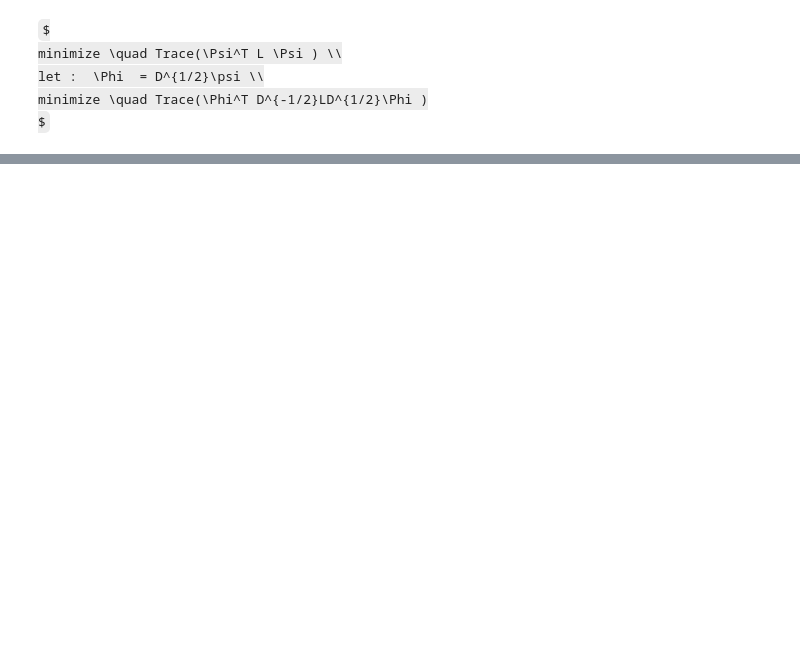
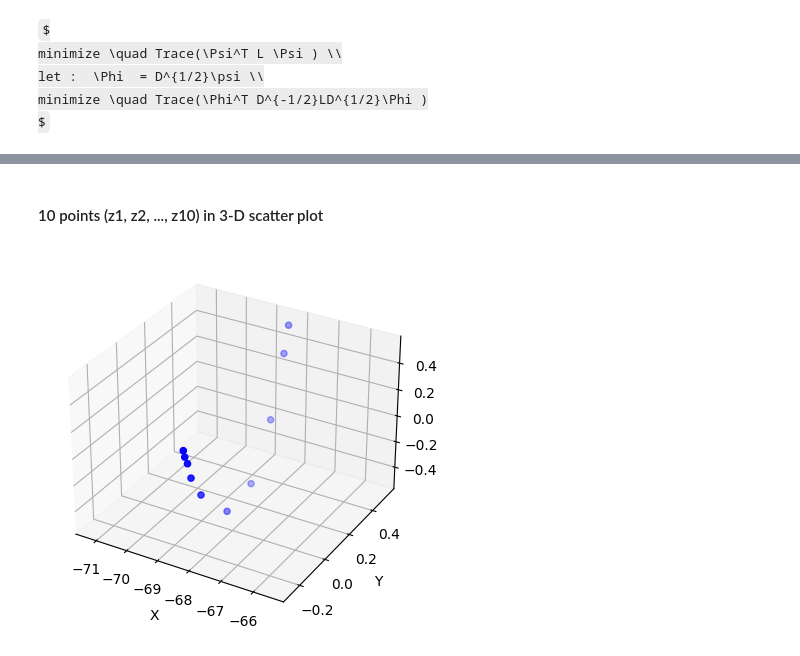
Before and after one commit to R12942159/NTU_ML, a Jupyter notebook: Solve Laplacian Eigenmaps.ipynb, the cells around one changed output, grey strips where cells are left out. Drawn from its saved outputs; the diff is of its cells as text; code cells hidden in the pictures; some formulas as TeX source; blank space fills up the shorter version.

```diff
--- a/Solve Laplacian Eigenmaps.ipynb
+++ b/Solve Laplacian Eigenmaps.ipynb
@@ -40,6 +40,6 @@ $
 D_inverse = np.linalg.inv(D)
 # %%
 A = np.dot(D_inverse, L)
-evalue, evector = np.linalg.eig(A)
+e_value, e_vector = np.linalg.eig(A)
 # %%
 np.set_printoptions(suppress=True, precision=3, floatmode='fixed')
@@ -64,0 +97,28 @@ evalue, evector
+# %% [markdown]
+#### 10 points (z1, z2, ..., z10) in 3-D scatter plot
+# %%
+z1 = e_vector[:, 0]
+z2 = e_vector[:, 1]
+z3 = e_vector[:, 2]
+# %%
+import numpy as np
+import matplotlib.pyplot as plt
+from mpl_toolkits.mplot3d import Axes3D  # Import 3D plotting tools
+
+
+# Create a 3-D scatter plot
+fig = plt.figure()
+ax = fig.add_subplot(111, projection='3d')
+
+# Scatter plot the points
+ax.scatter(z1, z2, z3, c='b', marker='o')
+
+# Add labels for each axis
+ax.set_xlabel('X')
+ax.set_ylabel('Y')
+ax.set_zlabel('Z')
+
+# Show the plot
+plt.show()
+# %% [output]
+[figure, added]
```
Also changed, not shown: parts of 5 cells of this notebook.
